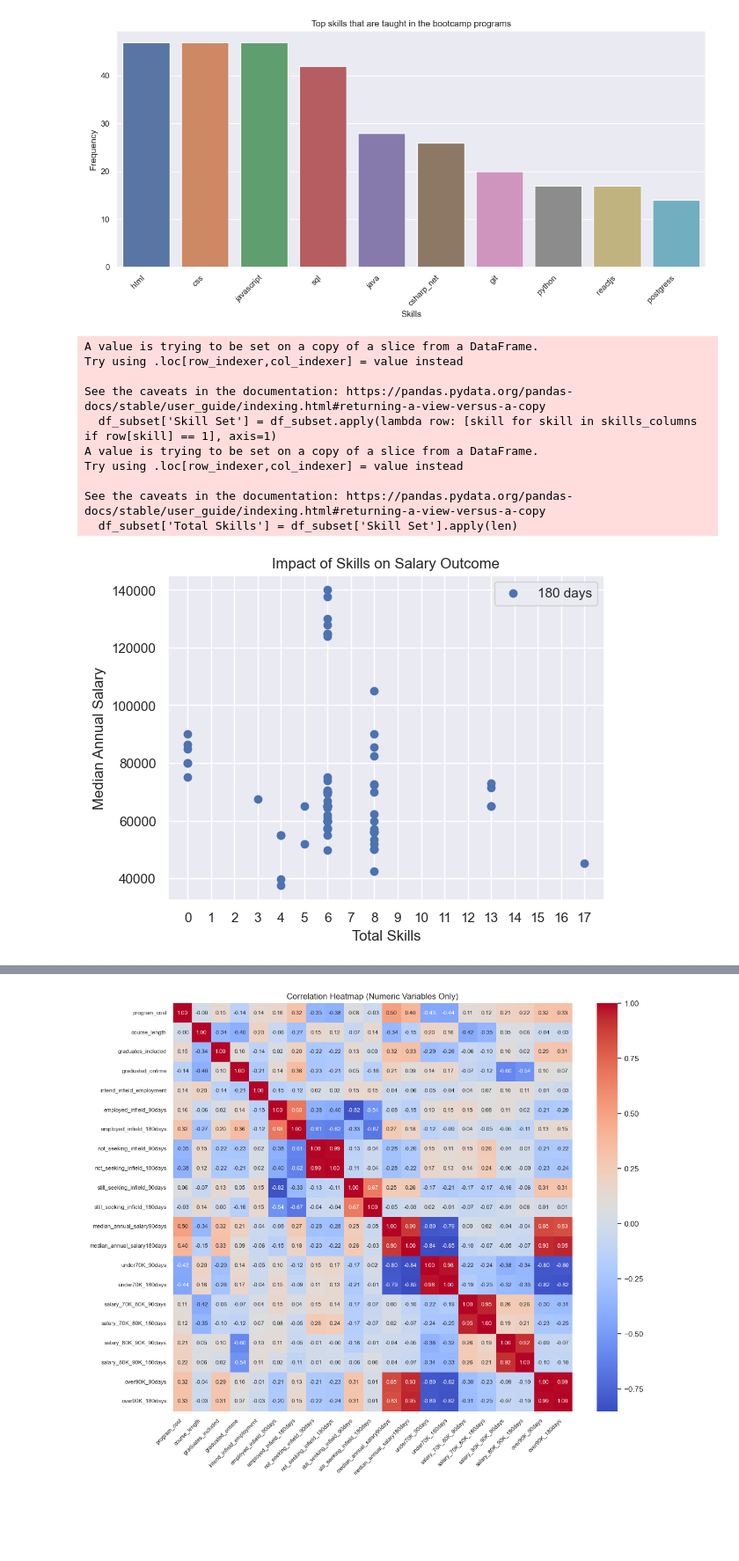
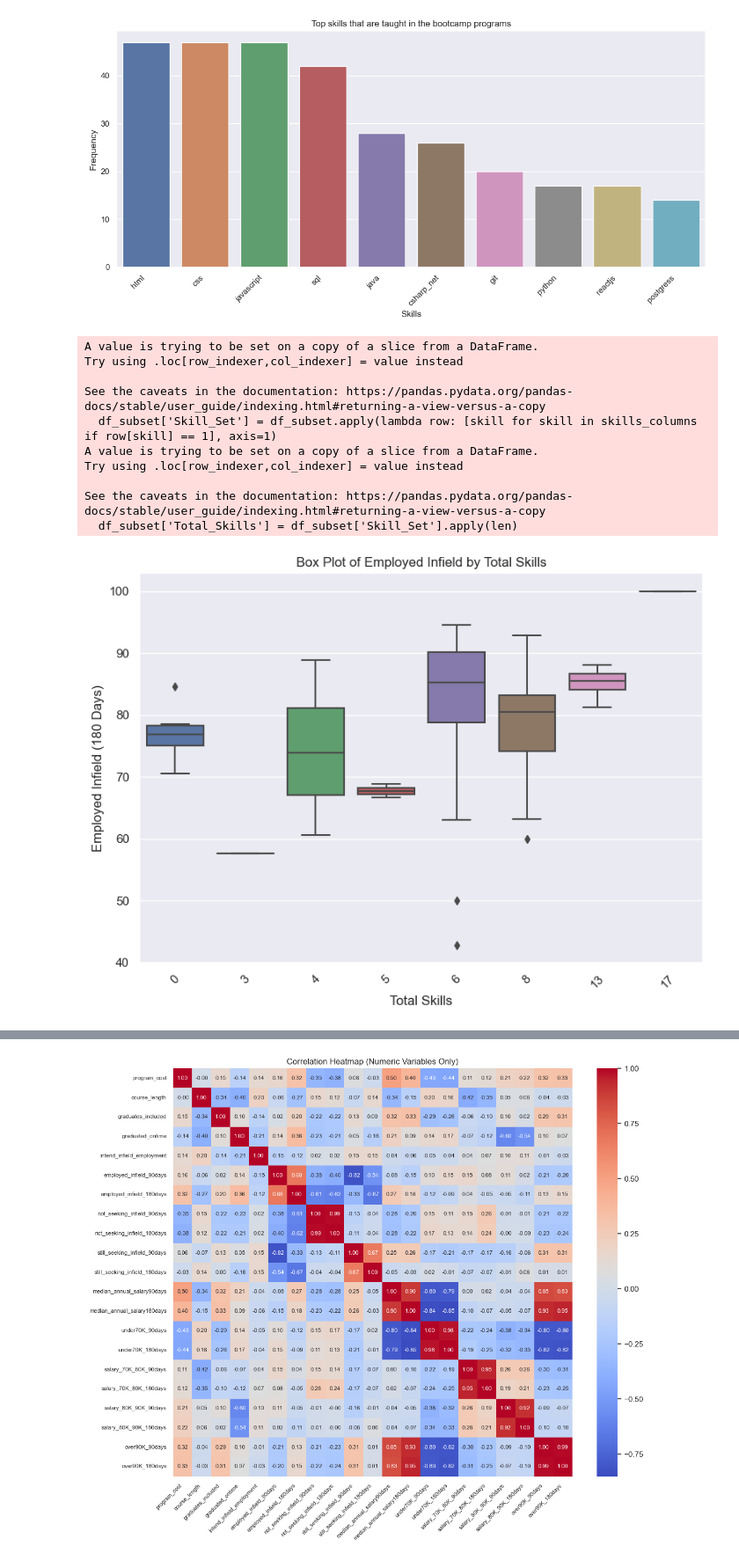
Before and after one commit to selena0391/bootcamps_edu, a Jupyter notebook: code/eda_2.ipynb, the cells around one changed output, grey strips where cells are left out. Shown at 88% size. Saved outputs shown, nothing was run; the diff lists cells and outputs as text; code cells hidden in the pictures; blank space fills up the shorter version.

```diff
--- a/code/eda_2.ipynb
+++ b/code/eda_2.ipynb
@@ -273,36 +228,36 @@ plt.tight_layout();
 # %% [output]
 [figure]
 # %%
-skills_columns = ['java', 'csharp_net', 'html', 'css', 'javascript', 'es6', 'jquery', 'nodejs', 'reactjs', 'redux', 'heroku', 'sql', 'mysql', 'postgress', 'mongodb', 'firebase', 'git', 'spring', 'api', 'applied_stats', 'python', 'r', 'regression', 'classification', 'clustering', 'time_series_analysis', 'anomaly_detection', 'language_processing', 'machine_learning', 'advanced_topics', 'story_telling_with_data', 'domain_expertise_development']
-salary_columns = ['median_annual_salary180days']
+skills_columns = ['program_name','java', 'csharp_net', 'html', 'css', 'javascript', 'es6', 'jquery', 'nodejs', 'reactjs', 'redux', 'heroku', 'sql', 'mysql', 'postgress', 'mongodb', 'firebase', 'git', 'spring', 'api', 'applied_stats', 'python', 'r', 'regression', 'classification', 'clustering', 'time_series_analysis', 'anomaly_detection', 'language_processing', 'machine_learning', 'advanced_topics', 'story_telling_with_data', 'domain_expertise_development']
+salary_columns = ['employed_infield_180days']
 
 # Subset the dataframe to include only the relevant columns
 df_subset = df[skills_columns + salary_columns]
 
 # Create a new column with a list of present skills for each row
-df_subset['Skill Set'] = df_subset.apply(lambda row: [skill for skill in skills_columns if row[skill] == 1], axis=1)
+df_subset['Skill_Set'] = df_subset.apply(lambda row: [skill for skill in skills_columns if row[skill] == 1], axis=1)
 
 # Calculate the total number of skills present in the program for each row
-df_subset['Total Skills'] = df_subset['Skill Set'].apply(len)
-
-# Plot the relationship between total skills and median annual salary
-#plt.scatter(df_subset['Total Skills'], df_subset['median_annual_salary90days'], label='90 days')
-plt.scatter(df_subset['Total Skills'], df_subset['median_annual_salary180days'], label='180 days')
-plt.xlabel('Total Skills')
-plt.ylabel('Median Annual Salary')
-plt.title('Impact of Skills on Salary Outcome')
-plt.legend()
-plt.xticks(range(int(df_subset['Total Skills'].max()) + 1))
-plt.show()
+df_subset['Total_Skills'] = df_subset['Skill_Set'].apply(len)
 # %% [output]
 A value is trying to be set on a copy of a slice from a DataFrame.
 Try using .loc[row_indexer,col_indexer] = value instead
 
 See the caveats in the documentation: https://pandas.pydata.org/pandas-docs/stable/user_guide/indexing.html#returning-a-view-versus-a-copy
-  df_subset['Skill Set'] = df_subset.apply(lambda row: [skill for skill in skills_columns if row[skill] == 1], axis=1)
+  df_subset['Skill_Set'] = df_subset.apply(lambda row: [skill for skill in skills_columns if row[skill] == 1], axis=1)
 A value is trying to be set on a copy of a slice from a DataFrame.
 Try using .loc[row_indexer,col_indexer] = value instead
 
 See the caveats in the documentation: https://pandas.pydata.org/pandas-docs/stable/user_guide/indexing.html#returning-a-view-versus-a-copy
-  df_subset['Total Skills'] = df_subset['Skill Set'].apply(len)
+  df_subset['Total_Skills'] = df_subset['Skill_Set'].apply(len)
-[figure, removed]
+# %%
+plt.figure(figsize=(8, 6))
+sns.boxplot(x='Total_Skills', y='employed_infield_180days', data=df_subset)
+plt.xlabel('Total Skills')
+plt.ylabel('Employed Infield (180 Days)')
+plt.title('Box Plot of Employed Infield by Total Skills')
+plt.xticks(rotation=45)
+plt.tight_layout()
+plt.show()
+# %% [output]
+[figure, added]
```
Also changed, not shown: parts of 21 cells of this notebook.
